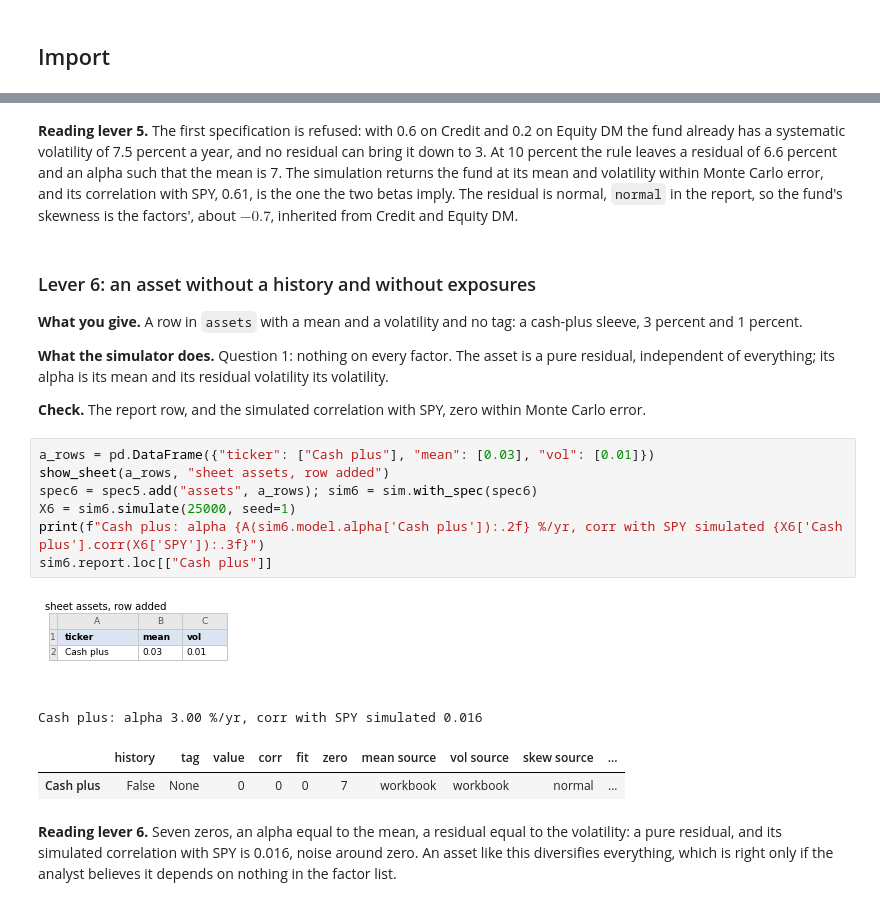
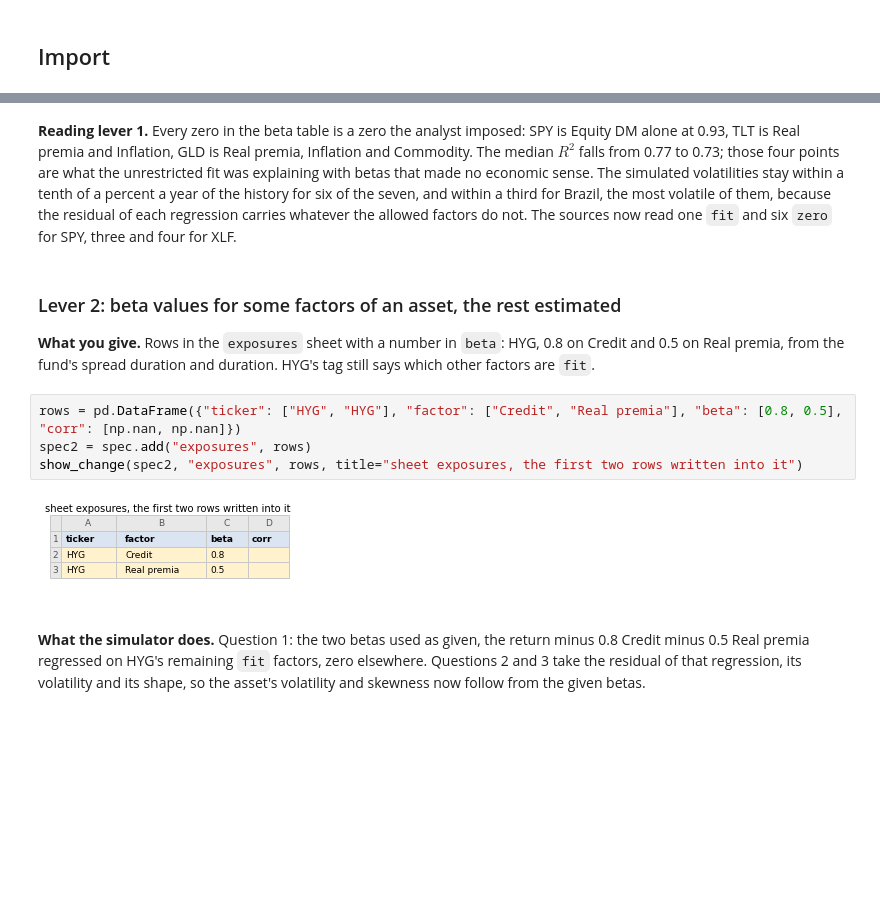
Before and after one commit to mamadouyamar/CVineMarketGen, a Jupyter notebook: examples/03_many_assets_factors.ipynb, the cells around one changed output, grey strips where cells are left out. Saved outputs shown, nothing was run; the diff lists cells and outputs as text; blank space fills up the shorter version.

```diff
--- a/examples/03_many_assets_factors.ipynb
+++ b/examples/03_many_assets_factors.ipynb
@@ -614,34 +599,22 @@ refused: asset 'Private credit': the betas alone give a volatility of 7.5% a yea
 # %% [markdown]
-**Reading lever 5.** The first specification is refused: with 0.6 on Credit
-and 0.2 on Equity DM the fund already has a systematic volatility of 7.5
-percent a year, and no residual can bring it down to 3. At 10 percent the
-rule leaves a residual of 6.6 percent and an alpha such that the mean is 7.
-The simulation returns the fund at its mean and volatility within Monte Carlo
-error, and its correlation with SPY, 0.61, is the one the two betas imply. The
-residual is normal, `normal` in the report, so the fund's skewness is the
-factors', about $-0.7$, inherited from Credit and Equity DM.
+**Reading lever 1.** Every zero in the beta table is a zero the analyst
+imposed: SPY is Equity DM alone at 0.93, TLT is Real premia and Inflation, GLD
+is Real premia, Inflation and Commodity. The median $R^2$ falls from 0.77 to
+0.73; those four points are what the unrestricted fit was explaining with
+betas that made no economic sense. The simulated volatilities stay within a
+tenth of a percent a year of the history for six of the seven, and within a
+third for Brazil, the most volatile of them, because the residual of each
+regression carries whatever the allowed factors do not. The sources now read
+one `fit` and six `zero` for SPY, three and four for XLF.
 # %% [markdown]
-### Lever 6: an asset without a history and without exposures
+### Lever 2: beta values for some factors of an asset, the rest estimated
 
-**What you give.** A row in `assets` with a mean and a volatility and no tag: a cash-plus sleeve, 3 percent and 1 percent.
-
-**What the simulator does.** Question 1: nothing on every factor. The asset is a pure residual, independent of everything; its alpha is its mean and its residual volatility its volatility.
-
-**Check.** The report row, and the simulated correlation with SPY, zero within Monte Carlo error.
+**What you give.** Rows in the `exposures` sheet with a number in `beta`: HYG, 0.8 on Credit and 0.5 on Real premia, from the fund's spread duration and duration. HYG's tag still says which other factors are `fit`.
 # %%
-a_rows = pd.DataFrame({"ticker": ["Cash plus"], "mean": [0.03], "vol": [0.01]})
-show_sheet(a_rows, "sheet assets, row added")
-spec6 = spec5.add("assets", a_rows); sim6 = sim.with_spec(spec6)
-X6 = sim6.simulate(25000, seed=1)
-print(f"Cash plus: alpha {A(sim6.model.alpha['Cash plus']):.2f} %/yr, corr with SPY simulated {X6['Cash plus'].corr(X6['SPY']):.3f}")
-sim6.report.loc[["Cash plus"]]
+rows = pd.DataFrame({"ticker": ["HYG", "HYG"], "factor": ["Credit", "Real premia"], "beta": [0.8, 0.5], "corr": [np.nan, np.nan]})
+spec2 = spec.add("exposures", rows)
+show_change(spec2, "exposures", rows, title="sheet exposures, the first two rows written into it")
 # %% [output]
-[figure, old version]
+[figure, new version]
-Cash plus: alpha 3.00 %/yr, corr with SPY simulated 0.016
-|  | history | tag | value | corr | fit | zero | mean source | vol source | skew source | ... |
-| Cash plus | False | None | 0 | 0 | 0 | 7 | workbook | workbook | normal | ... |
 # %% [markdown]
-**Reading lever 6.** Seven zeros, an alpha equal to the mean, a residual equal
-to the volatility: a pure residual, and its simulated correlation with SPY is
-0.016, noise around zero. An asset like this diversifies everything, which is
-right only if the analyst believes it depends on nothing in the factor list.
+**What the simulator does.** Question 1: the two betas used as given, the return minus 0.8 Credit minus 0.5 Real premia regressed on HYG's remaining `fit` factors, zero elsewhere. Questions 2 and 3 take the residual of that regression, its volatility and its shape, so the asset's volatility and skewness now follow from the given betas.
```
Also changed, not shown: parts of 196 cells of this notebook, 6 other files.
